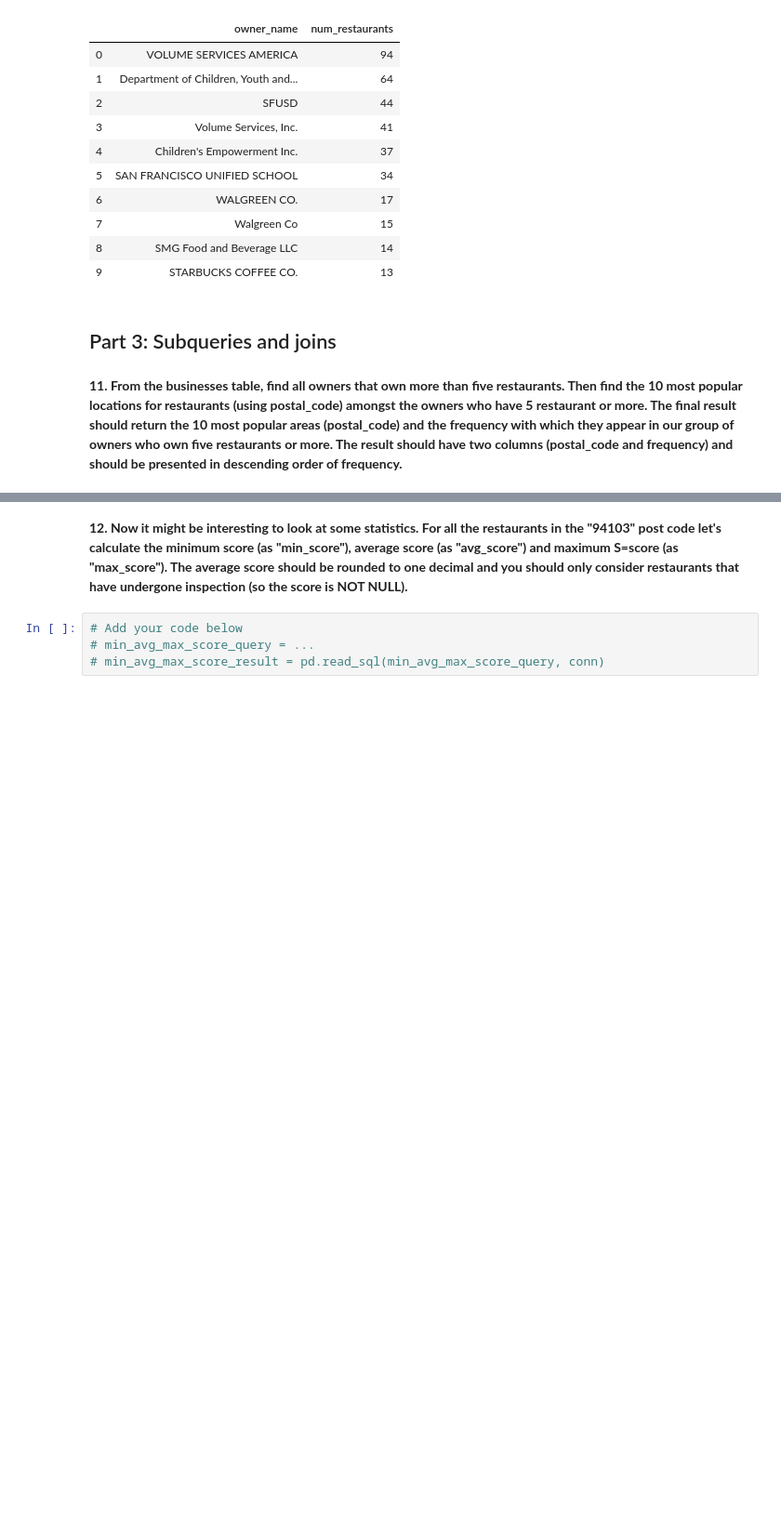
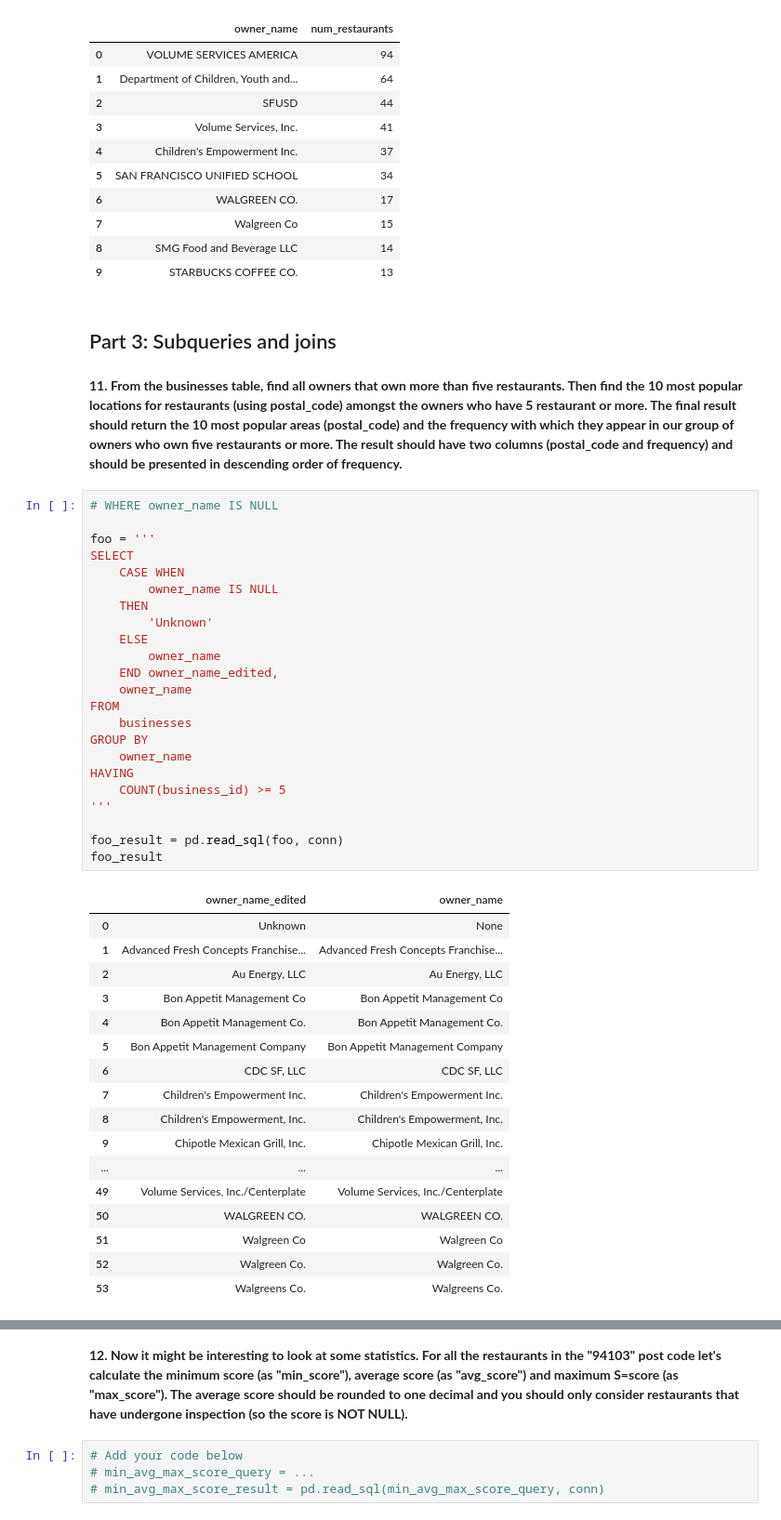
Before and after one commit to Louis-Bad/KATE_module-6, a Jupyter notebook: food_health_analysis/food_health.ipynb, the cells around one changed output, grey strips where cells are left out. Shown at 93% size. Cells and saved outputs as stored; diff of their text form; blank space fills up the shorter version.

```diff
--- a/food_health_analysis/food_health.ipynb
+++ b/food_health_analysis/food_health.ipynb
@@ -313,3 +313,44 @@ owners_with_restaurant_numbers_result
 ## Part 3: Subqueries and joins
 # %% [markdown]
 **11. From the businesses table, find all owners that own more than five restaurants. Then  find the 10 most popular locations for  restaurants (using postal_code) amongst the owners who have 5 restaurant or more. The final result should return the 10 most popular areas  (postal_code) and the frequency with which they appear in our group of owners who own five restaurants or more. The result should have two columns (postal_code and frequency) and should be presented in descending order of frequency.**
+# %%
+# WHERE owner_name IS NULL
+
+foo = '''
+SELECT
+    CASE WHEN
+        owner_name IS NULL
+    THEN
+        'Unknown'
+    ELSE
+        owner_name
+    END owner_name_edited,
+    owner_name
+FROM
+    businesses
+GROUP BY
+    owner_name
+HAVING
+    COUNT(business_id) >= 5
+'''
+
+foo_result = pd.read_sql(foo, conn)
+foo_result
+# %% [output]
+|  | owner_name_edited | owner_name |
+| 0 | Unknown | None |
+| 1 | Advanced Fresh Concepts Franchise... | Advanced Fresh Concepts Franchise... |
+| 2 | Au Energy, LLC | Au Energy, LLC |
+| 3 | Bon Appetit Management Co | Bon Appetit Management Co |
+| 4 | Bon Appetit Management Co. | Bon Appetit Management Co. |
+| 5 | Bon Appetit Management Company | Bon Appetit Management Company |
+| 6 | CDC SF, LLC | CDC SF, LLC |
+| 7 | Children's Empowerment Inc. | Children's Empowerment Inc. |
+| 8 | Children's Empowerment, Inc. | Children's Empowerment, Inc. |
+| 9 | Chipotle Mexican Grill, Inc. | Chipotle Mexican Grill, Inc. |
+| ... | ... | ... |
+| 49 | Volume Services, Inc./Centerplate | Volume Services, Inc./Centerplate |
+| 50 | WALGREEN CO. | WALGREEN CO. |
+| 51 | Walgreen Co | Walgreen Co |
+| 52 | Walgreen Co. | Walgreen Co. |
+| 53 | Walgreens Co. | Walgreens Co. |
```
Also changed, not shown: parts of 3 cells of this notebook.
